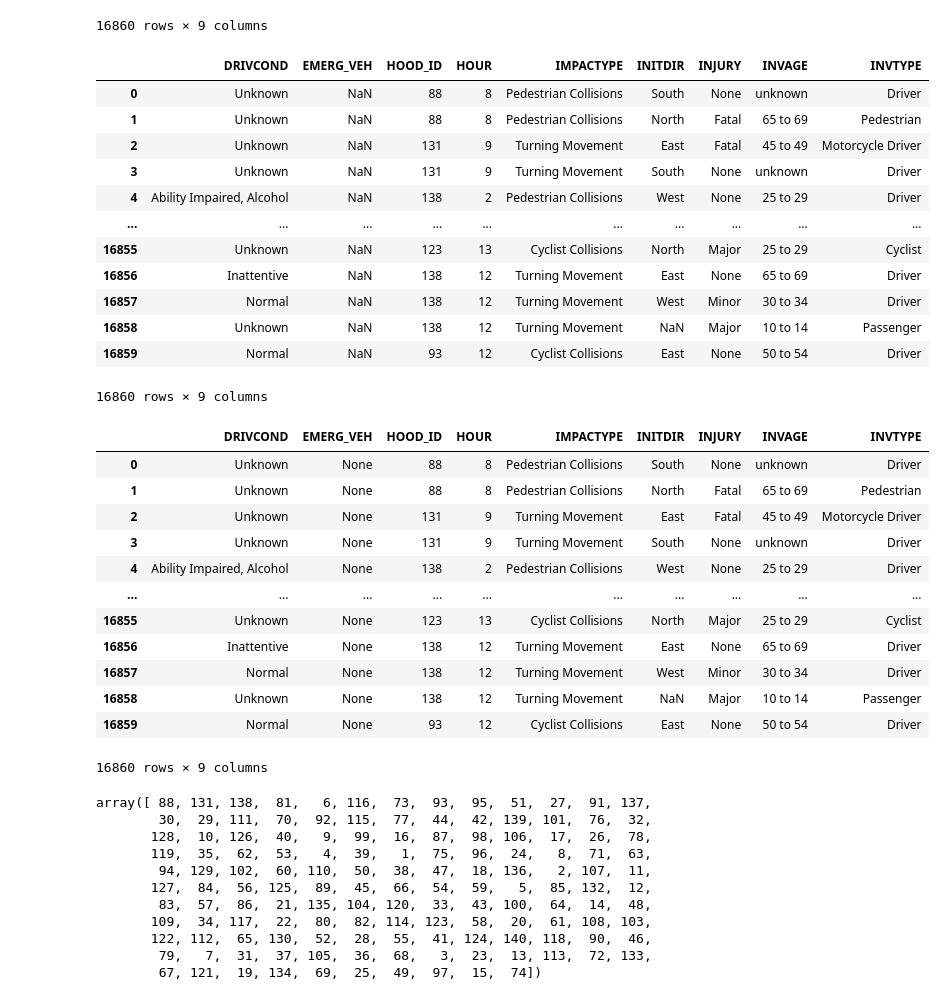
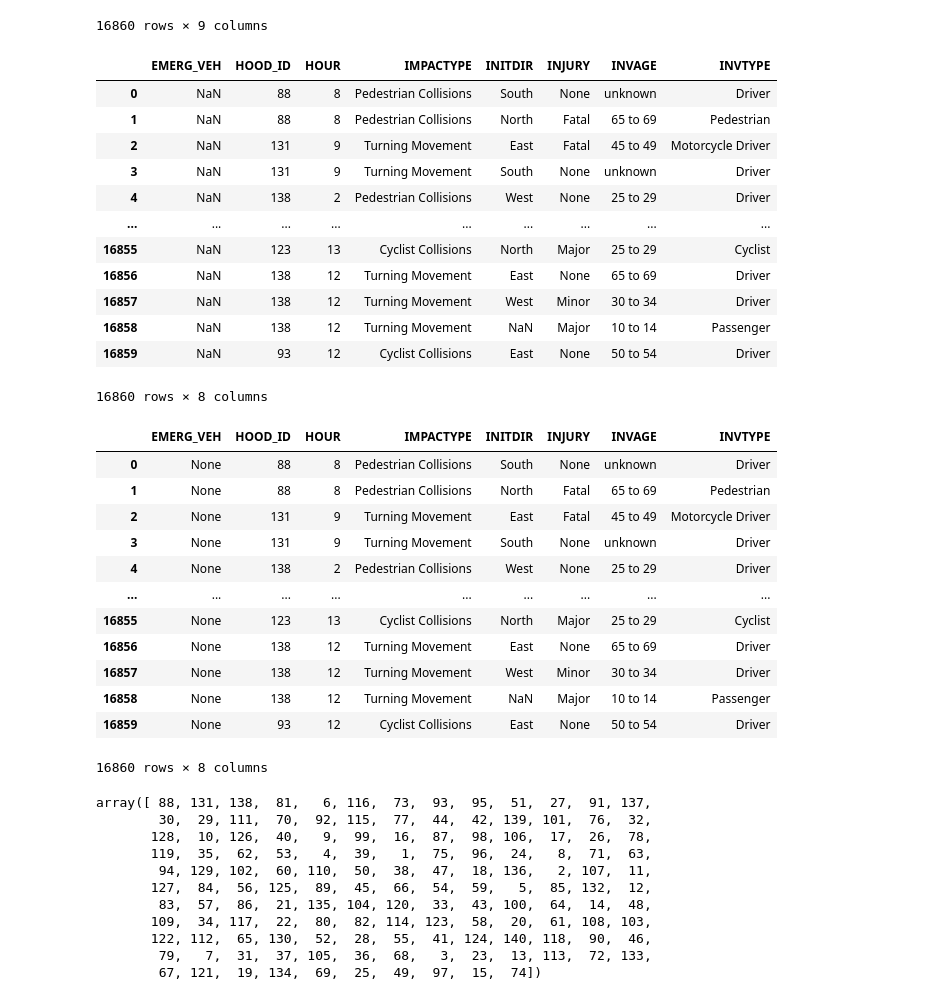
Before and after one commit to ElviraKonovalov/road-collisions, a Jupyter notebook: features_9_18_processing.ipynb, the cells around one changed output. Drawn from its saved outputs; the diff is of its cells as text; code cells hidden in the pictures.

Commit message:
Dropping DRIVCOND

```diff
--- a/features_9_18_processing.ipynb
+++ b/features_9_18_processing.ipynb
@@ -29,22 +29,23 @@ df
 # %%
 #DRIVCOND: REPLACING ALL NULL DRIVER CONDITIONS WITH UNKNOWN
 
-df.DRIVCOND.fillna("Unknown", inplace=True)
+#df.DRIVCOND.fillna("Unknown", inplace=True)
+df = df.drop(columns = ['DRIVCOND'])
 df
 # %% [output]
-|  | DRIVCOND | EMERG_VEH | HOOD_ID | HOUR | IMPACTYPE | INITDIR | INJURY | INVAGE | INVTYPE |
-| 0 | Unknown | NaN | 88 | 8 | Pedestrian Collisions | South | None | unknown | Driver |
-| 1 | Unknown | NaN | 88 | 8 | Pedestrian Collisions | North | Fatal | 65 to 69 | Pedestrian |
-| 2 | Unknown | NaN | 131 | 9 | Turning Movement | East | Fatal | 45 to 49 | Motorcycle Driver |
-| 3 | Unknown | NaN | 131 | 9 | Turning Movement | South | None | unknown | Driver |
-| 4 | Ability Impaired, Alcohol | NaN | 138 | 2 | Pedestrian Collisions | West | None | 25 to 29 | Driver |
-| ... | ... | ... | ... | ... | ... | ... | ... | ... | ... |
-| 16855 | Unknown | NaN | 123 | 13 | Cyclist Collisions | North | Major | 25 to 29 | Cyclist |
-| 16856 | Inattentive | NaN | 138 | 12 | Turning Movement | East | None | 65 to 69 | Driver |
-| 16857 | Normal | NaN | 138 | 12 | Turning Movement | West | Minor | 30 to 34 | Driver |
-| 16858 | Unknown | NaN | 138 | 12 | Turning Movement | NaN | Major | 10 to 14 | Passenger |
-| 16859 | Normal | NaN | 93 | 12 | Cyclist Collisions | East | None | 50 to 54 | Driver |
+|  | EMERG_VEH | HOOD_ID | HOUR | IMPACTYPE | INITDIR | INJURY | INVAGE | INVTYPE |
+| 0 | NaN | 88 | 8 | Pedestrian Collisions | South | None | unknown | Driver |
+| 1 | NaN | 88 | 8 | Pedestrian Collisions | North | Fatal | 65 to 69 | Pedestrian |
+| 2 | NaN | 131 | 9 | Turning Movement | East | Fatal | 45 to 49 | Motorcycle Driver |
+| 3 | NaN | 131 | 9 | Turning Movement | South | None | unknown | Driver |
+| 4 | NaN | 138 | 2 | Pedestrian Collisions | West | None | 25 to 29 | Driver |
+| ... | ... | ... | ... | ... | ... | ... | ... | ... |
+| 16855 | NaN | 123 | 13 | Cyclist Collisions | North | Major | 25 to 29 | Cyclist |
+| 16856 | NaN | 138 | 12 | Turning Movement | East | None | 65 to 69 | Driver |
+| 16857 | NaN | 138 | 12 | Turning Movement | West | Minor | 30 to 34 | Driver |
+| 16858 | NaN | 138 | 12 | Turning Movement | NaN | Major | 10 to 14 | Passenger |
+| 16859 | NaN | 93 | 12 | Cyclist Collisions | East | None | 50 to 54 | Driver |
-16860 rows × 9 columns
+16860 rows × 8 columns
 # %%
 #EMERG_VEH: REPLACE NULL VALUES WITH 0 AND 'YES' VALUES WITH 1
 
@@ -52,19 +53,19 @@ df.EMERG_VEH.fillna(0, inplace=True)
 df.EMERG_VEH = df.EMERG_VEH.replace(['Yes'], 1, inplace=True)
 df
 # %% [output]
-|  | DRIVCOND | EMERG_VEH | HOOD_ID | HOUR | IMPACTYPE | INITDIR | INJURY | INVAGE | INVTYPE |
-| 0 | Unknown | None | 88 | 8 | Pedestrian Collisions | South | None | unknown | Driver |
-| 1 | Unknown | None | 88 | 8 | Pedestrian Collisions | North | Fatal | 65 to 69 | Pedestrian |
-| 2 | Unknown | None | 131 | 9 | Turning Movement | East | Fatal | 45 to 49 | Motorcycle Driver |
-| 3 | Unknown | None | 131 | 9 | Turning Movement | South | None | unknown | Driver |
-| 4 | Ability Impaired, Alcohol | None | 138 | 2 | Pedestrian Collisions | West | None | 25 to 29 | Driver |
-| ... | ... | ... | ... | ... | ... | ... | ... | ... | ... |
-| 16855 | Unknown | None | 123 | 13 | Cyclist Collisions | North | Major | 25 to 29 | Cyclist |
-| 16856 | Inattentive | None | 138 | 12 | Turning Movement | East | None | 65 to 69 | Driver |
-| 16857 | Normal | None | 138 | 12 | Turning Movement | West | Minor | 30 to 34 | Driver |
-| 16858 | Unknown | None | 138 | 12 | Turning Movement | NaN | Major | 10 to 14 | Passenger |
-| 16859 | Normal | None | 93 | 12 | Cyclist Collisions | East | None | 50 to 54 | Driver |
+|  | EMERG_VEH | HOOD_ID | HOUR | IMPACTYPE | INITDIR | INJURY | INVAGE | INVTYPE |
+| 0 | None | 88 | 8 | Pedestrian Collisions | South | None | unknown | Driver |
+| 1 | None | 88 | 8 | Pedestrian Collisions | North | Fatal | 65 to 69 | Pedestrian |
+| 2 | None | 131 | 9 | Turning Movement | East | Fatal | 45 to 49 | Motorcycle Driver |
+| 3 | None | 131 | 9 | Turning Movement | South | None | unknown | Driver |
+| 4 | None | 138 | 2 | Pedestrian Collisions | West | None | 25 to 29 | Driver |
+| ... | ... | ... | ... | ... | ... | ... | ... | ... |
+| 16855 | None | 123 | 13 | Cyclist Collisions | North | Major | 25 to 29 | Cyclist |
+| 16856 | None | 138 | 12 | Turning Movement | East | None | 65 to 69 | Driver |
+| 16857 | None | 138 | 12 | Turning Movement | West | Minor | 30 to 34 | Driver |
+| 16858 | None | 138 | 12 | Turning Movement | NaN | Major | 10 to 14 | Passenger |
+| 16859 | None | 93 | 12 | Cyclist Collisions | East | None | 50 to 54 | Driver |
-16860 rows × 9 columns
+16860 rows × 8 columns
 # %%
 #HOOD_ID: VALUES HERE ARE RELEVANT AND VALUES CAN BE LEFT ALONE
 df.HOOD_ID.unique()
```
Also changed, not shown: parts of 3 cells of this notebook.
